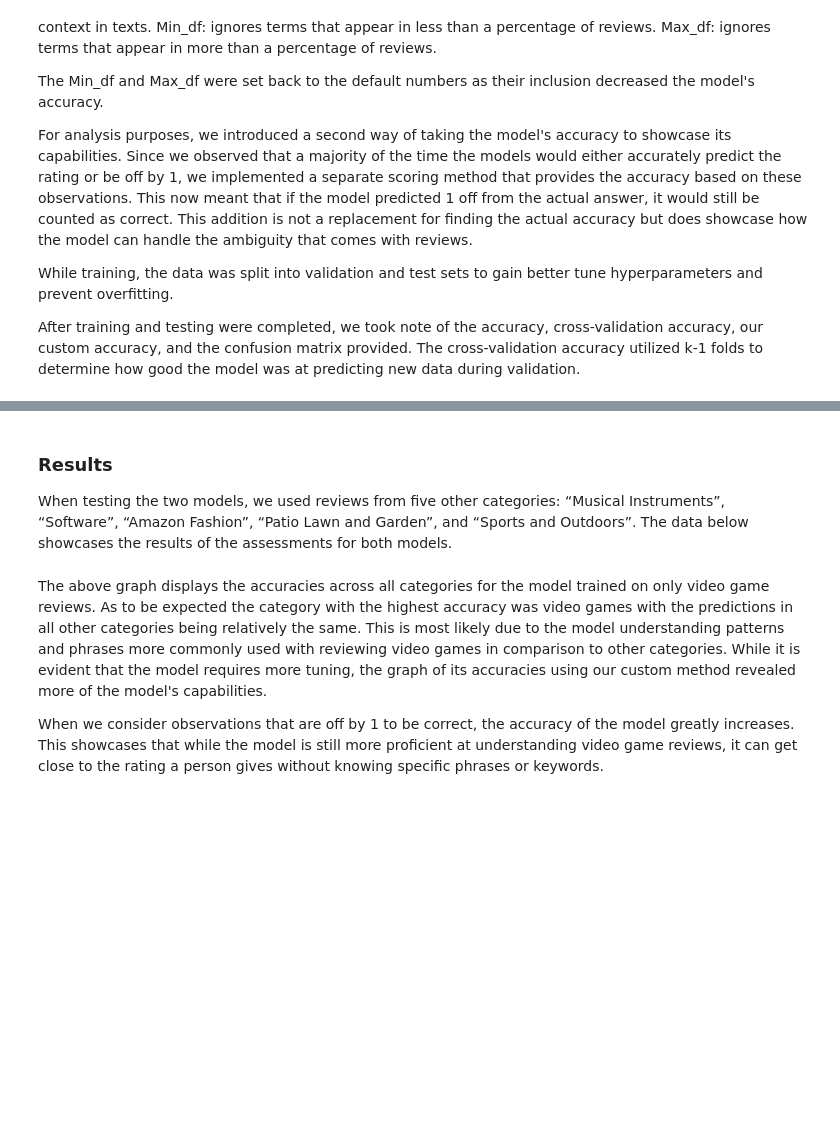
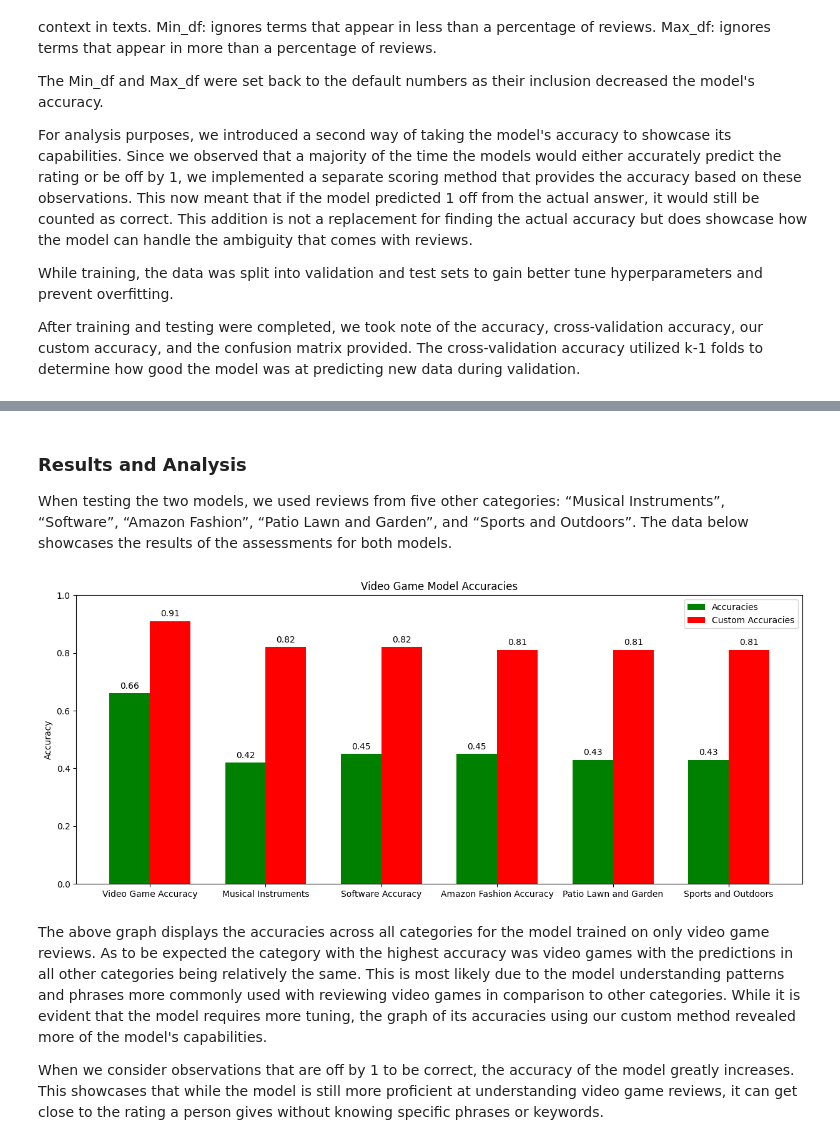
Before and after one commit to AhmadSesay/AhmadSesay.github.io, a Jupyter notebook: Final_Turotial.ipynb, the cells around one changed output, grey strips where cells are left out. Cells and saved outputs as stored; diff of their text form; code cells hidden in the pictures; blank space fills up the shorter version.

```diff
--- a/Final_Turotial.ipynb
+++ b/Final_Turotial.ipynb
@@ -528,36 +559,37 @@ plt.show()
 # %% [markdown]
-### Results
+### Results and Analysis
 When testing the two models, we used reviews from five other categories: “Musical Instruments”, “Software”, “Amazon Fashion”, “Patio Lawn and Garden”, and “Sports and Outdoors”. The data below showcases the results of the assessments for both models.
 # %%
 
 import matplotlib.pyplot as plt
 # Labels for the accuracies
 labels = ['Video Game Accuracy','Musical Instruments', 'Software Accuracy', 'Amazon Fashion Accuracy', 'Patio Lawn and Garden', 'Sports and Outdoors']
 index = np.arange(len(labels))
-v_accuracies = [0.67,0.42,0.45,0.45,0.43,0.45]
-custome_v_accuracies = [0.91,0.82,0.82,0.81,0.81,0.82]
+v_accuracies = [0.66,0.42,0.45,0.45,0.43,0.43]
+custome_v_accuracies = [0.91,0.82,0.82,0.81,0.81,0.81]
 
 
 
 
-# Plot for v_accuracies and Custome_v_accuracies
+# Plot data
 plt.figure(figsize=(15, 6))
 plt.bar(index, v_accuracies, 0.35, label='Accuracies', color='green')
 plt.bar(index + 0.35, custome_v_accuracies, 0.35, label='Custom Accuracies', color='red')
 
-# Add numerical labels to each bar
+# Add numbers to the top of each bar
 for i in range(len(index)):
     plt.text(index[i], v_accuracies[i] + 0.01, f'{v_accuracies[i]:.2f}', ha='center', va='bottom')
     plt.text(index[i] + 0.35, custome_v_accuracies[i] + 0.01, f'{custome_v_accuracies[i]:.2f}', ha='center', va='bottom')
 
-
-# Customize the plot
+#Edit the plot
 plt.ylim(0, 1)
 plt.ylabel('Accuracy')
 plt.title('Video Game Model Accuracies')
 plt.xticks(index + 0.35 / 2, labels)
 plt.legend()
 plt.show()
+# %% [output]
+[figure, added]
 # %% [markdown]
 
 The above graph displays the accuracies across all categories for the model trained on only video game reviews. As to be expected the category with the highest accuracy was video games with the predictions in all other categories being relatively the same. This is most likely due to the model understanding patterns and phrases more commonly used with reviewing video games in comparison to other categories. While it is evident that the model requires more tuning, the graph of its accuracies using our custom method revealed more of the model's capabilities.
```
Also changed, not shown: parts of 7 cells of this notebook.
